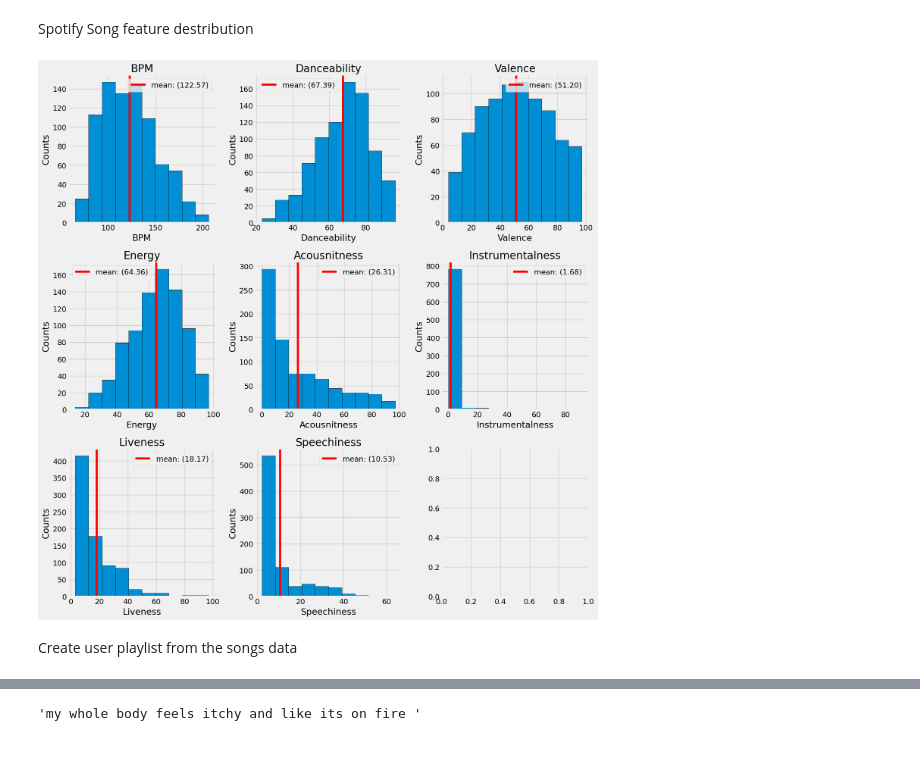
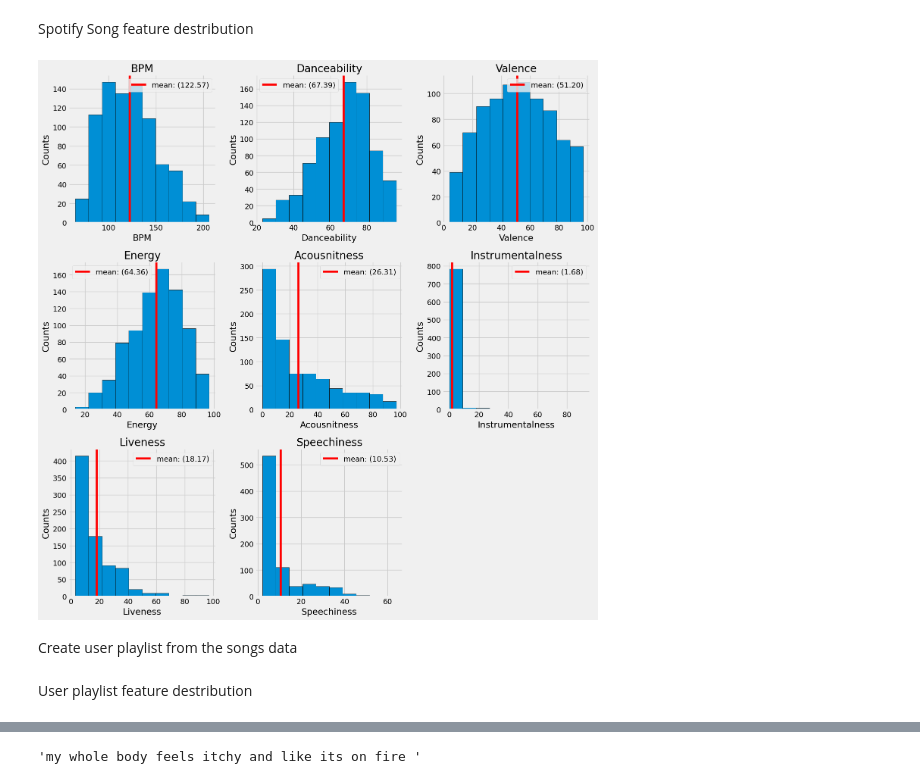
Before and after one commit to prantoamt/Sentiment-Driven-Spotify-Music-Recommendation, a Jupyter notebook: project/data-exploration.ipynb, the cells around one changed output, grey strips where cells are left out. Saved outputs shown, nothing was run; the diff lists cells and outputs as text; code cells hidden in the pictures; blank space fills up the shorter version.

```diff
--- a/project/data-exploration.ipynb
+++ b/project/data-exploration.ipynb
@@ -39,6 +39,7 @@ Spotify Song feature destribution
 plt.style.use("fivethirtyeight")
 
 fig, axs = plt.subplots(3,3, figsize=(15, 15))
+fig.delaxes(axs[2][2])
 
 bpm = songs["bpm"]
 bpm_mean = bpm.mean()
@@ -93,34 +94,34 @@ instrumentalness_mean = instrumentalness.mean()
 axs[1,2].hist(instrumentalness, histtype='bar', edgecolor="black")
 axs[1,2].set_title("Instrumentalness")
 axs[1,2].set_xlabel("Instrumentalness")
 axs[1,2].set_ylabel("Counts")
 axs[1,2].axvline(instrumentalness_mean, color="red", label=f"mean: ({instrumentalness_mean:.2f})")
 axs[1,2].legend()
 
 
 liveness = songs["liveness_%"]
 liveness_mean = liveness.mean()
 axs[2,0].hist(liveness, histtype='bar', edgecolor="black")
 axs[2,0].set_title("Liveness")
 axs[2,0].set_xlabel("Liveness")
 axs[2,0].set_ylabel("Counts")
 axs[2,0].axvline(liveness_mean, color="red", label=f"mean: ({liveness_mean:.2f})")
 axs[2,0].legend()
 
 
 speechiness = songs["speechiness_%"]
 speechiness_mean = speechiness.mean()
 axs[2,1].hist(speechiness, histtype='bar', edgecolor="black")
 axs[2,1].set_title("Speechiness")
 axs[2,1].set_xlabel("Speechiness")
 axs[2,1].set_ylabel("Counts")
 axs[2,1].axvline(speechiness_mean, color="red", label=f"mean: ({speechiness_mean:.2f})")
 axs[2,1].legend()
 
 plt.tight_layout()
 plt.show()
 # %% [output]
-[figure, old version]
+[figure, new version]
 # %% [markdown]
 Create user playlist from the songs data
 # %%
@@ -134,6 +135,8 @@ except sqlite3.Error as e:
     sys.exit(1)
 finally:
     connection.close()
+# %% [markdown]
+User playlist feature destribution
 # %%
 plt.style.use("fivethirtyeight")
 
```
Also changed, not shown: parts of 1 cell of this notebook, 2 other files.
